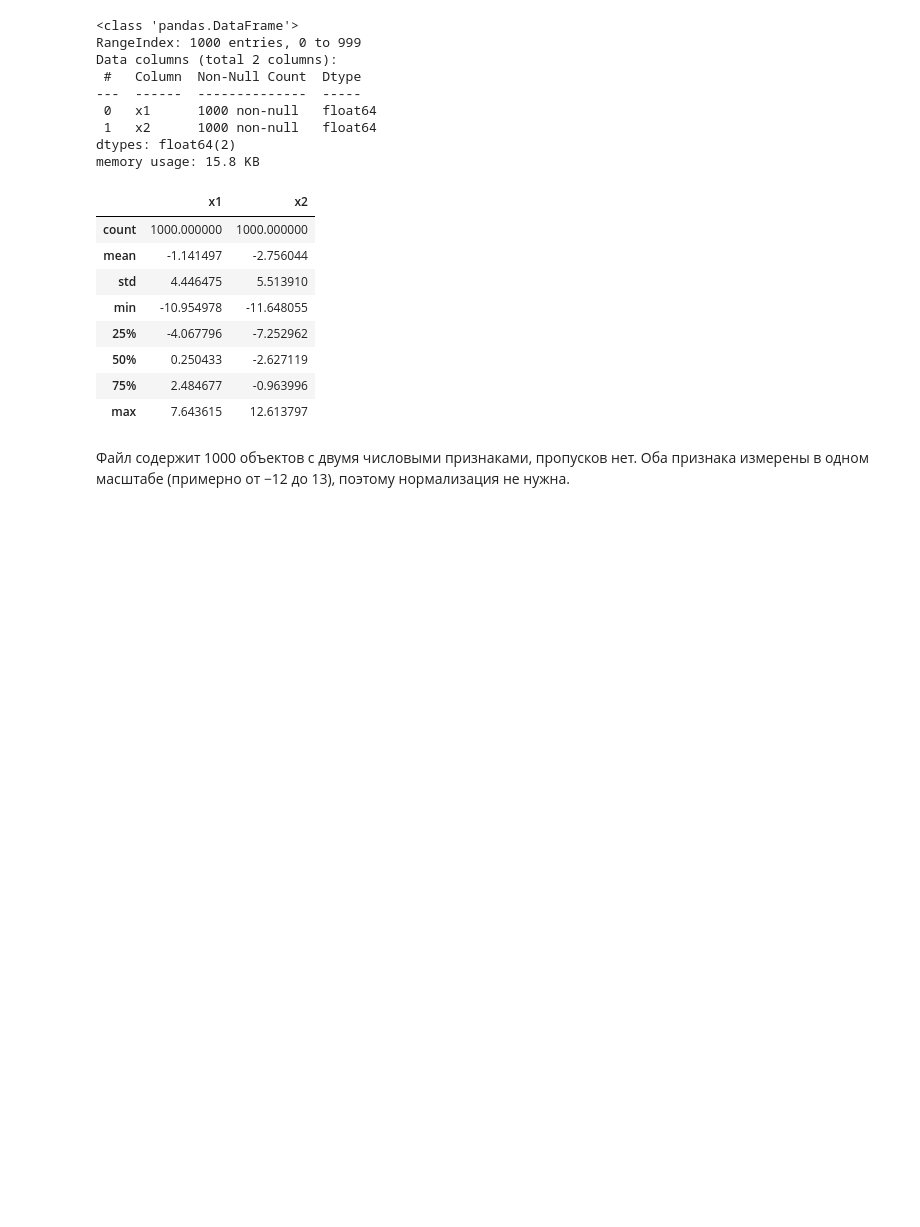
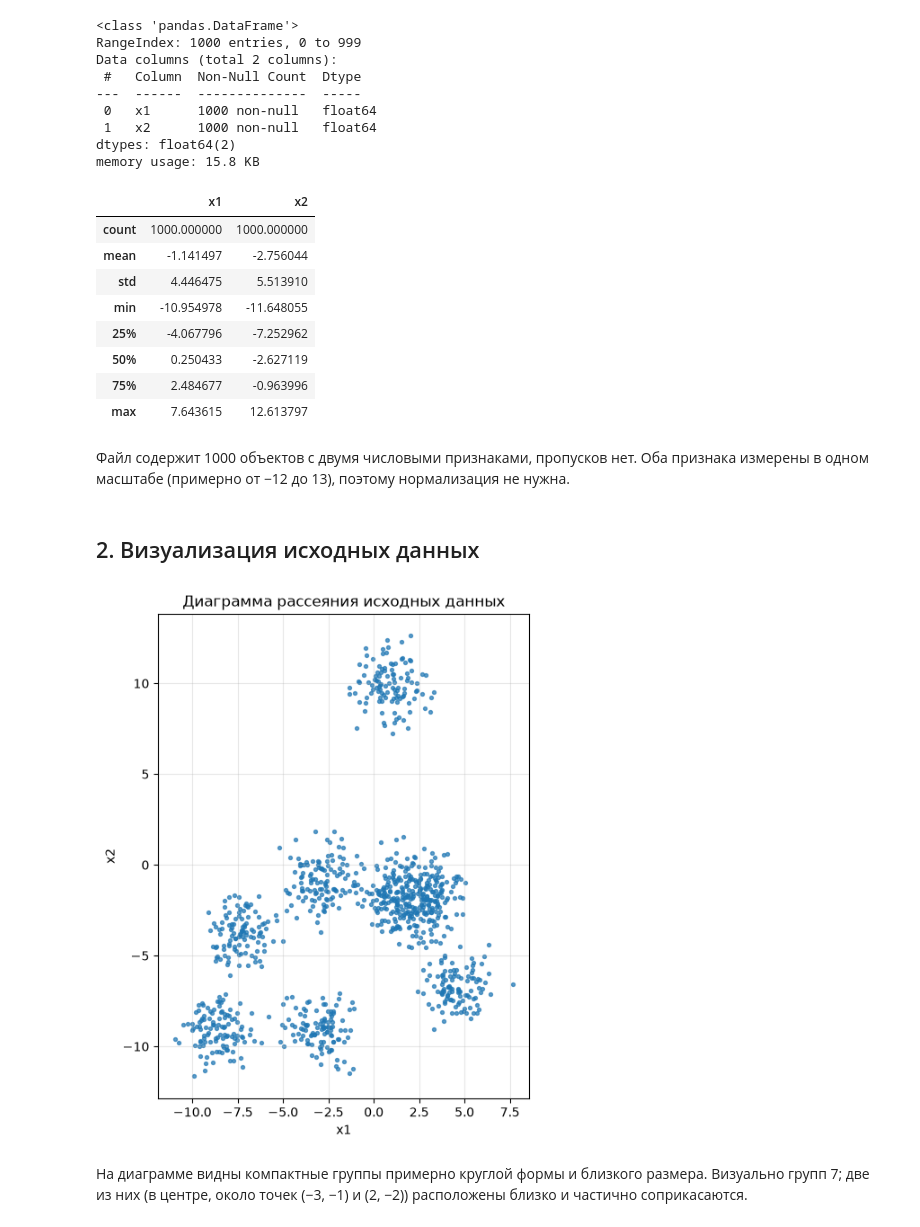
Before and after one commit to calculation-methods/ml, a Jupyter notebook: stud/vasyutinskiy/lab2.ipynb, the cells around one changed output. Saved outputs shown, nothing was run; the diff lists cells and outputs as text; code cells hidden in the pictures; blank space fills up the shorter version.

Commit message:
Lab2: visualize source data
Co-Authored-By: Claude Opus 5.5 <noreply@anthropic.com>

```diff
--- a/stud/vasyutinskiy/lab2.ipynb
+++ b/stud/vasyutinskiy/lab2.ipynb
@@ -64,3 +64,18 @@ memory usage: 15.8 KB
 | max | 7.643615 | 12.613797 |
 # %% [markdown]
 Файл содержит 1000 объектов с двумя числовыми признаками, пропусков нет. Оба признака измерены в одном масштабе (примерно от −12 до 13), поэтому нормализация не нужна.
+# %% [markdown]
+## 2. Визуализация исходных данных
+# %%
+fig, ax = plt.subplots(figsize=(7, 7))
+ax.scatter(data['x1'], data['x2'], s=8, alpha=0.7)
+ax.set_xlabel('x1')
+ax.set_ylabel('x2')
+ax.set_title('Диаграмма рассеяния исходных данных')
+ax.set_aspect('equal')
+ax.grid(alpha=0.3)
+plt.show()
+# %% [output]
+[figure, added]
+# %% [markdown]
+На диаграмме видны компактные группы примерно круглой формы и близкого размера. Визуально групп 7; две из них (в центре, около точек (−3, −1) и (2, −2)) расположены близко и частично соприкасаются.
```
